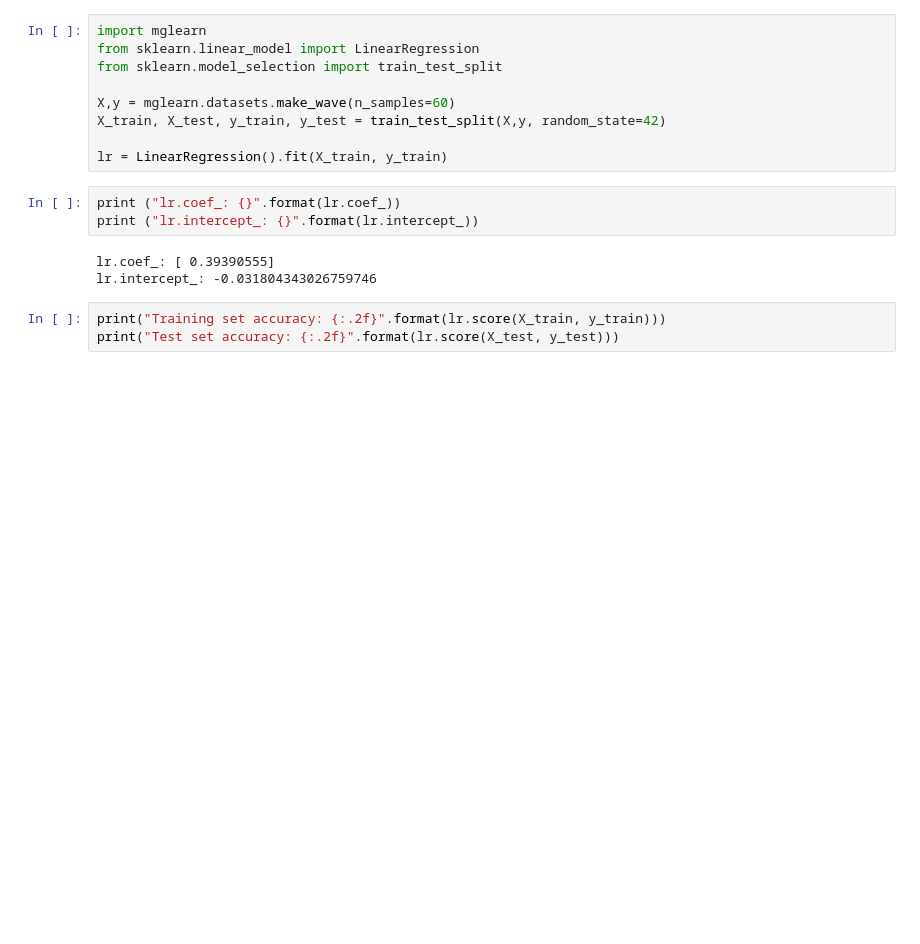
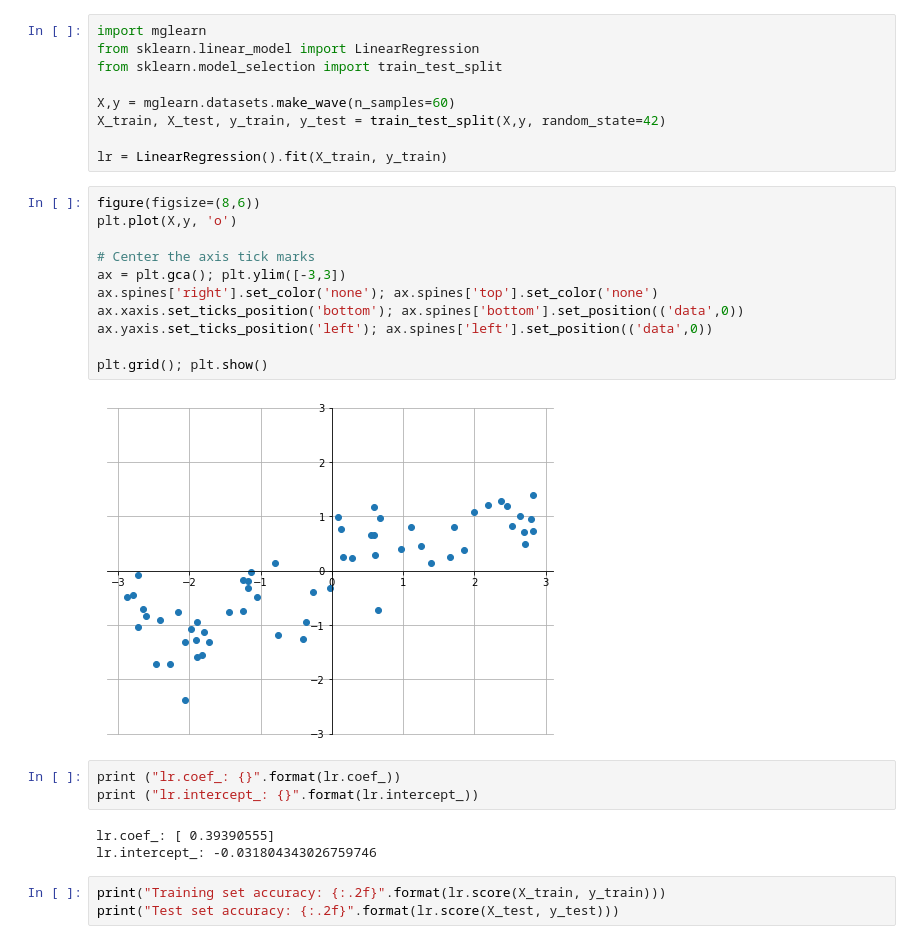
Before and after one commit to prasanth-ntu/prasanth-ntu.github.io, a Jupyter notebook: html/ML-Course/Intro-to-ML-with-Python/2b-Supervised-Learning-Linear-Regression.ipynb, the cells around one changed output. Drawn from its saved outputs; the diff is of its cells as text; blank space fills up the shorter version.

```diff
--- a/html/ML-Course/Intro-to-ML-with-Python/2b-Supervised-Learning-Linear-Regression.ipynb
+++ b/html/ML-Course/Intro-to-ML-with-Python/2b-Supervised-Learning-Linear-Regression.ipynb
@@ -49,6 +80,19 @@ X,y = mglearn.datasets.make_wave(n_samples=60)
 X_train, X_test, y_train, y_test = train_test_split(X,y, random_state=42)
 
 lr = LinearRegression().fit(X_train, y_train)
+# %%
+figure(figsize=(8,6))
+plt.plot(X,y, 'o')
+
+# Center the axis tick marks
+ax = plt.gca(); plt.ylim([-3,3])
+ax.spines['right'].set_color('none'); ax.spines['top'].set_color('none')
+ax.xaxis.set_ticks_position('bottom'); ax.spines['bottom'].set_position(('data',0))
+ax.yaxis.set_ticks_position('left'); ax.spines['left'].set_position(('data',0))
+
+plt.grid(); plt.show()
+# %% [output]
+[figure, added]
 # %%
 print ("lr.coef_: {}".format(lr.coef_))
 print ("lr.intercept_: {}".format(lr.intercept_))
```
Also changed, not shown: parts of 9 cells of this notebook, 1 other file.
